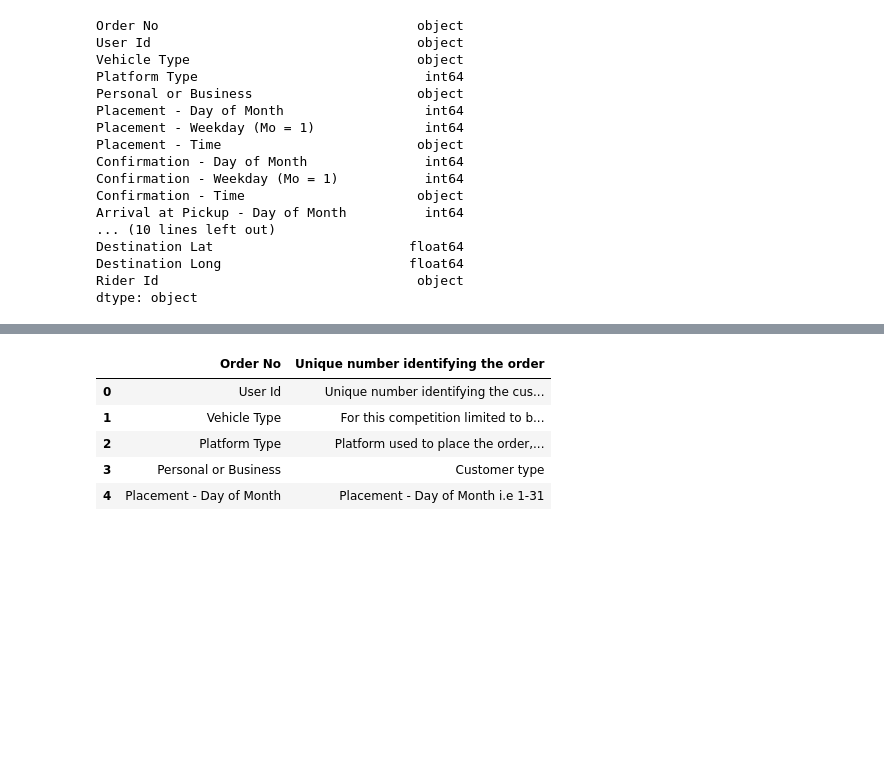
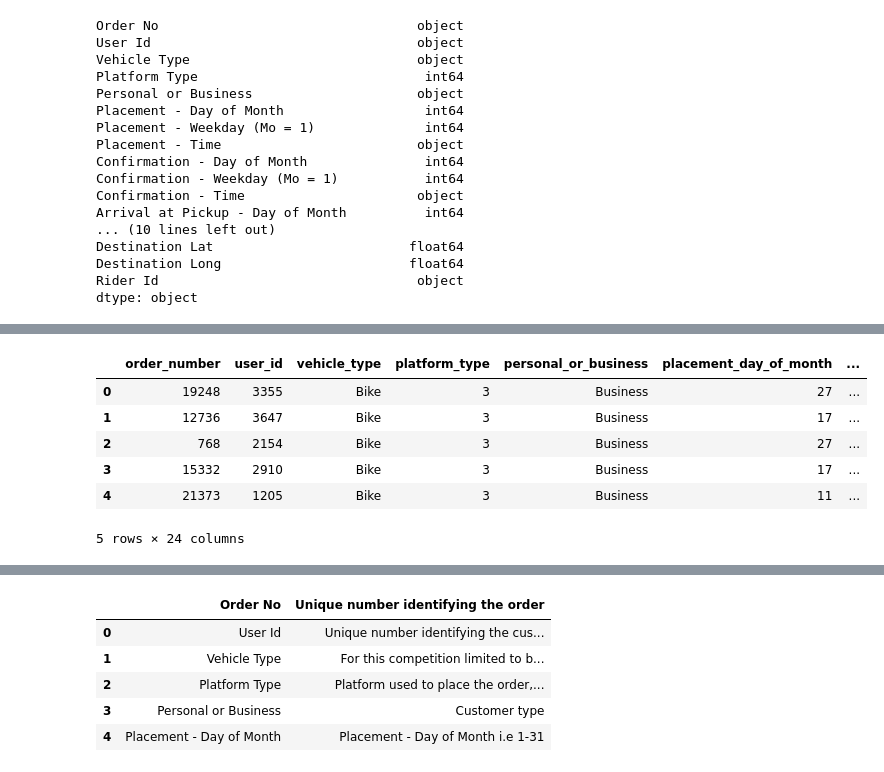
Before and after one commit to jeremylee73/ix-sendy-logistics, a Jupyter notebook: sendy-logistics.ipynb, the cells around one changed output, grey strips where cells are left out. Cells and saved outputs as stored; diff of their text form; code cells hidden in the pictures; blank space fills up the shorter version.

```diff
--- a/sendy-logistics.ipynb
+++ b/sendy-logistics.ipynb
@@ -103,3 +116,16 @@ test.rename(rename,  axis='columns')
+# %%
+test.drop(columns="precipitation_mm", inplace=True)
+test.temperature.fillna(test.temperature.mean(), inplace=True)
+# %%
+test.head()
+# %% [output]
+|  | order_number | user_id | vehicle_type | platform_type | personal_or_business | placement_day_of_month | ... |
+| 0 | 19248 | 3355 | Bike | 3 | Business | 27 | ... |
+| 1 | 12736 | 3647 | Bike | 3 | Business | 17 | ... |
+| 2 | 768 | 2154 | Bike | 3 | Business | 27 | ... |
+| 3 | 15332 | 2910 | Bike | 3 | Business | 17 | ... |
+| 4 | 21373 | 1205 | Bike | 3 | Business | 11 | ... |
+5 rows × 24 columns
 # %%
 train = pd.read_csv("data/Train.csv")
 train.head()
```
Also changed, not shown: parts of 5 cells of this notebook.
